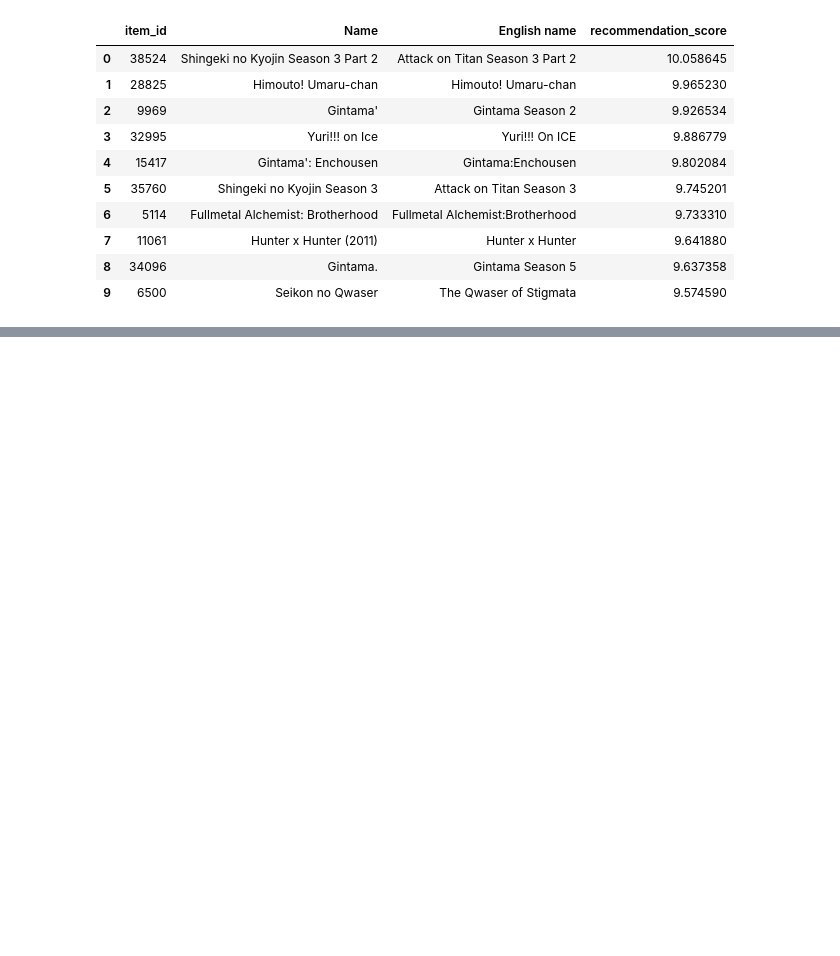
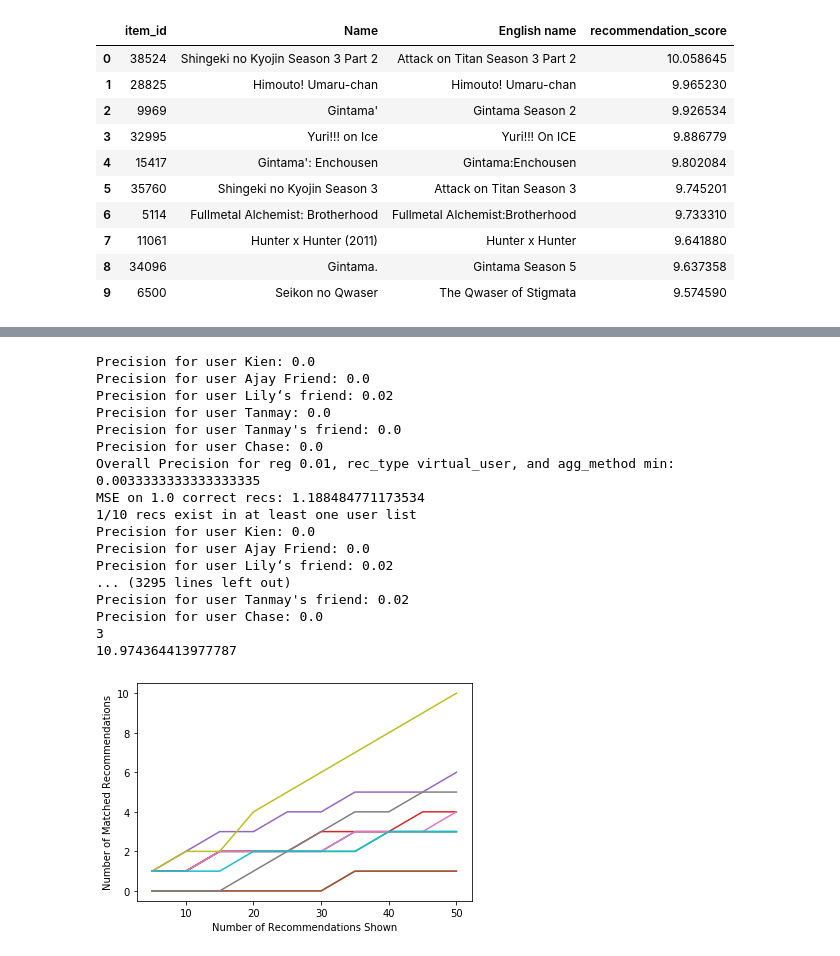
Before and after one commit to trantrikien239/CSE6242-team-project-kkdc, a Jupyter notebook: ml/matrix_factorization/group_mf_development.ipynb, the cells around one changed output, grey strips where cells are left out. Drawn from its saved outputs; the diff is of its cells as text; code cells hidden in the pictures; blank space fills up the shorter version.

```diff
--- a/ml/matrix_factorization/group_mf_development.ipynb
+++ b/ml/matrix_factorization/group_mf_development.ipynb
@@ -153,0 +318,24 @@ recommendations.merge(anime_df, left_on="item_id", right_on="MAL_ID", how="inner
+# %%
+x=0
+for i in range(10):
+    x+=evaluate(group_rating_df, k=50)
+print(x/10)
+# %% [output]
+Precision for user Kien: 0.0
+Precision for user Ajay Friend: 0.0
+Precision for user Lily‘s friend: 0.02
+Precision for user Tanmay: 0.0
+Precision for user Tanmay's friend: 0.0
+Precision for user Chase: 0.0
+Overall Precision for reg 0.01, rec_type virtual_user, and agg_method min: 0.0033333333333333335
+MSE on 1.0 correct recs: 1.188484771173534
+1/10 recs exist in at least one user list
+Precision for user Kien: 0.0
+Precision for user Ajay Friend: 0.0
+Precision for user Lily‘s friend: 0.02
+... (3295 lines left out)
+Precision for user Tanmay's friend: 0.02
+Precision for user Chase: 0.0
+3
+10.974364413977787
+[figure, added]
```
Also changed, not shown: parts of 6 cells of this notebook.
